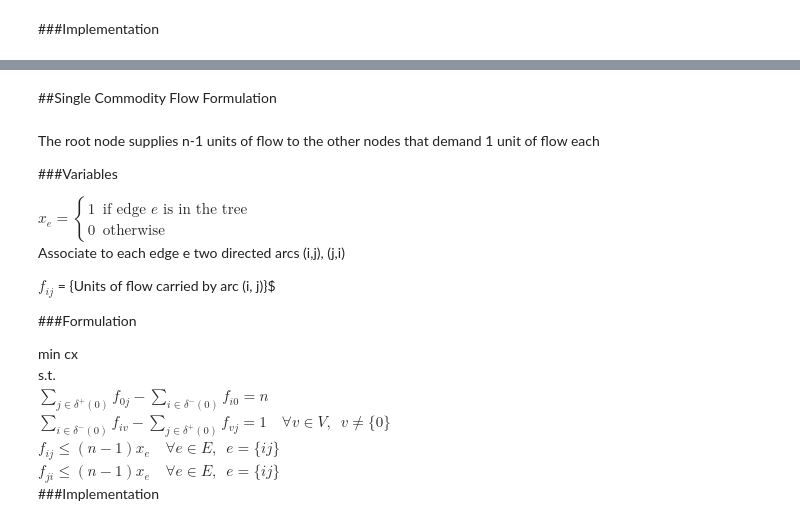
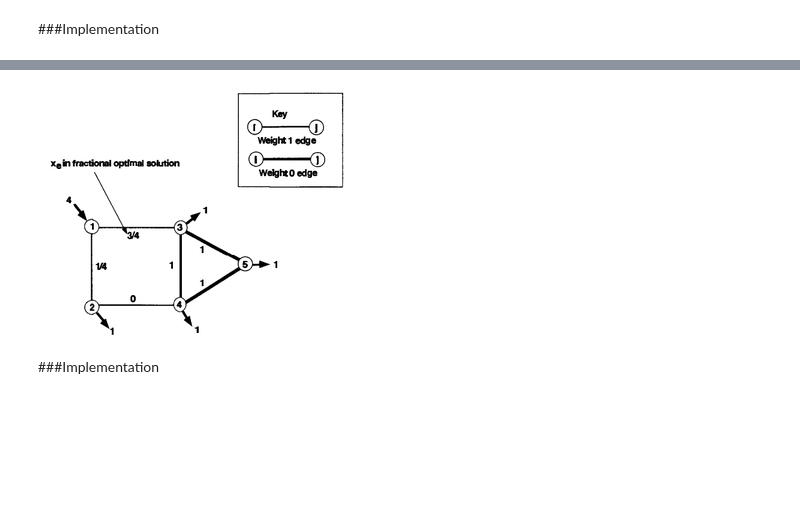
Before and after one commit to Kallendbor/Notebook, a Jupyter notebook: MST.ipynb, the cells around one changed output, grey strips where cells are left out. Cells and saved outputs as stored; diff of their text form; code cells hidden in the pictures; blank space fills up the shorter version.

```diff
--- a/MST.ipynb
+++ b/MST.ipynb
@@ -193,30 +333,10 @@ $z \in [0,1]^{\mid V \mid}, w \in [0,1]^{\mid E \mid}$
+# %%
+Image(filename="Immagine2.png")
+# %% [output]
+[figure, added]
 # %% [markdown]
-<a id="singlecomm"></a>
-##Single Commodity Flow Formulation
+<a id="singlecommimp"></a>
+###Implementation
-# %% [markdown]
-The root node supplies n-1 units of flow to the other nodes that demand
-1 unit of flow each
-
-###Variables
-
-<div class="code">$x_{e} =\begin{cases} 1 & \mbox{if edge }e \mbox{ is in the tree} \\ 0 & \mbox{otherwise} \end{cases}$</div>
-
-Associate to each edge e two directed arcs (i,j), (j,i)
-
-$f_{i j}$ = {Units of flow carried by arc (i, j)}$
-
-###Formulation
-<div class="code">
-min cx <br/>
-s.t. <br/>
-$\sum_{j \in \delta ^{+} (0)} f_{0j} - \sum_{i \in \delta ^{-} (0)} f_{i0} = n$<br/>
-$\sum_{i \in \delta ^{-} (0)} f_{iv} - \sum_{j \in \delta ^{+} (0)} f_{vj} = 1 \enspace \enspace \forall v \in V, \enspace v \ne \{0\}$<br/>
-$f_{i j} \le (n-1)x_{e} \enspace \enspace \forall e \in E, \enspace e=\{i j\}$ <br/>
-$f_{j i} \le (n-1)x_{e} \enspace \enspace \forall e \in E, \enspace e=\{i j\}$ <br/>
-</div>
-
-<a href="#singlecommimp"></a>
-###Implementation
 # %%
 #D = G.to_directed()
 
```
Also changed, not shown: parts of 43 cells of this notebook.
